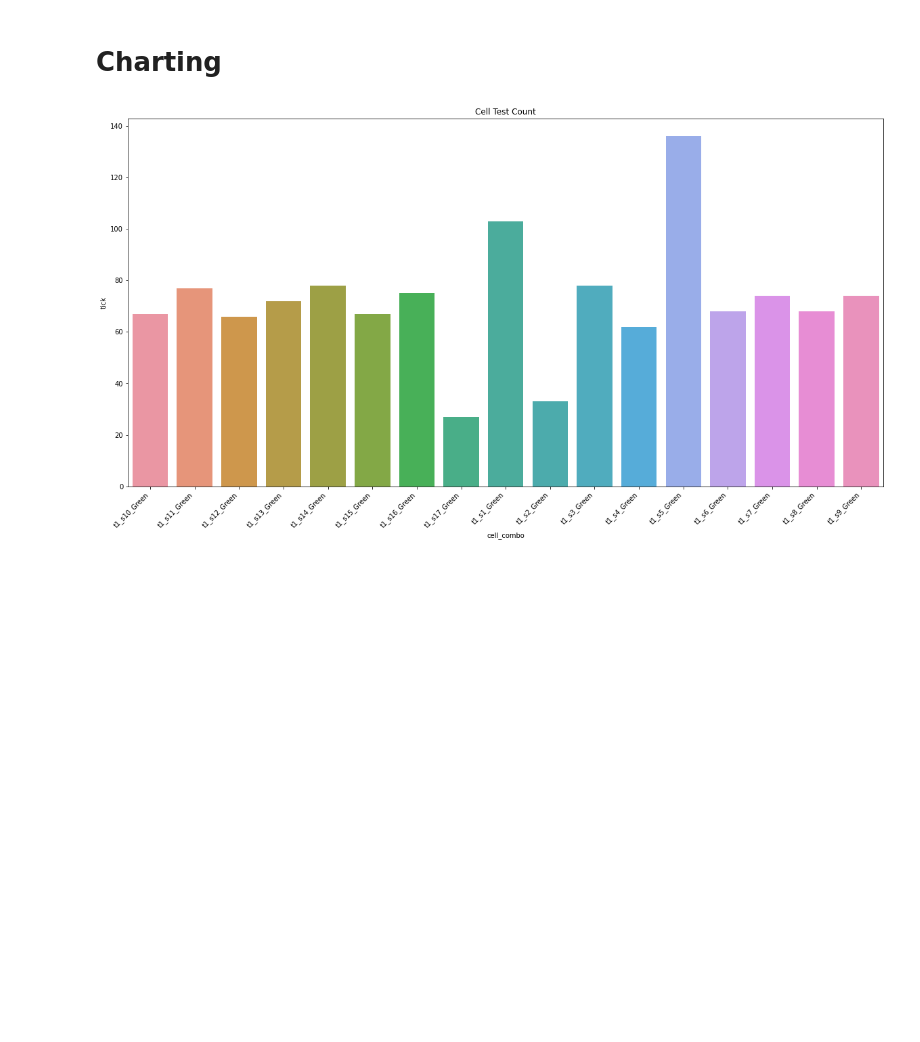
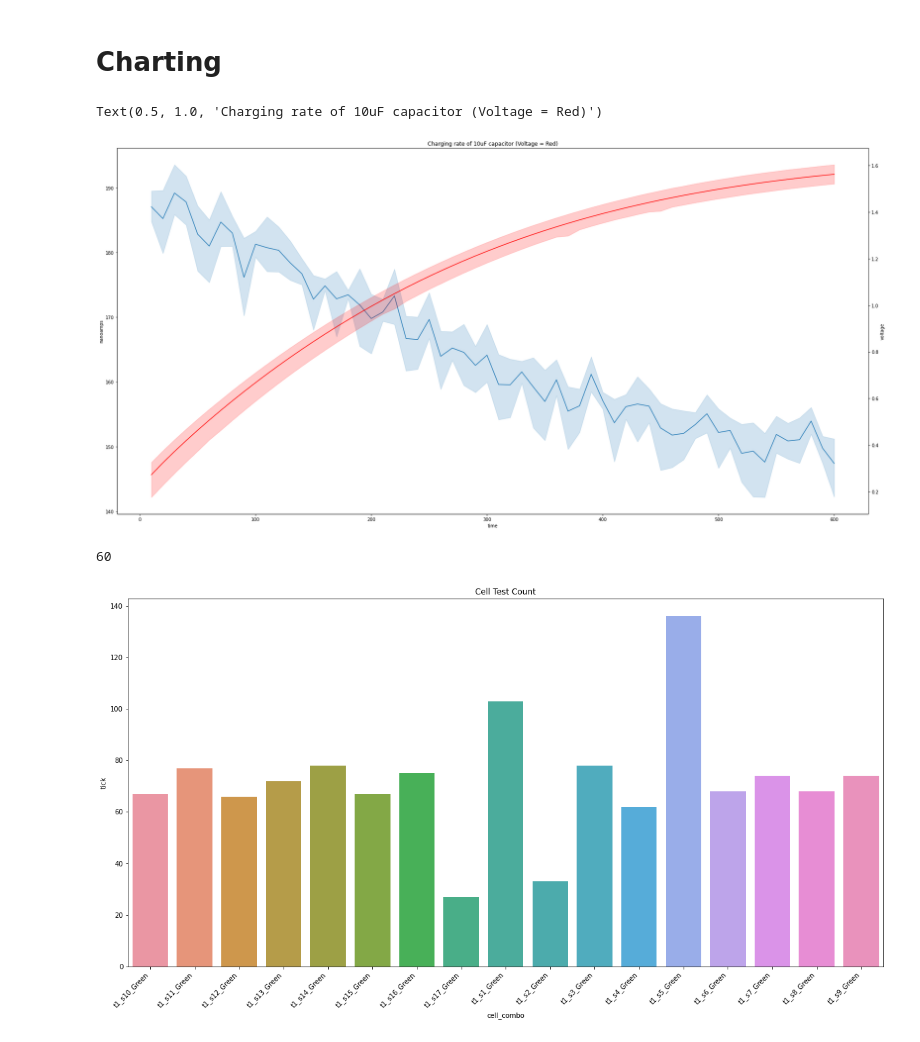
Before and after one commit to darkmatter2222/Nuclear-Battery, a Jupyter notebook: measurement_techniques/analiyze_measurements/single_cell_performance_testing.ipynb, the cells around one changed output. Saved outputs shown, nothing was run; the diff lists cells and outputs as text; code cells hidden in the pictures; blank space fills up the shorter version.

```diff
--- a/measurement_techniques/analiyze_measurements/single_cell_performance_testing.ipynb
+++ b/measurement_techniques/analiyze_measurements/single_cell_performance_testing.ipynb
@@ -68,4 +60,0 @@ memory usage: 124.8+ KB
-# %%
-df['ma'] = df['amperage'] * 1e+3
-df['ua'] = df['amperage'] * 1e+6
-df['na'] = df['amperage'] * 1e+9
@@ -129,3 +94,7 @@ for cell_combo in cell_combos:
+# %%
+df['miliamps'] = df['amperage'] * 1e+3
+df['microamps'] = df['amperage'] * 1e+6
+df['nanoamps'] = df['amperage'] * 1e+9
 # %% [markdown]
 # Assign Colors
 # %%
@@ -145,7 +114,7 @@ cmap = matplotlib.colors.LinearSegmentedColormap.from_list("", ["green","yellow"
 colors_traffic = cmap(np.linspace(0,1,n))
 
 for i in range(1, len(solar_cell_numbers) + 1):
-  casual_plot_colors['s'+str(i)] = '#'+''.join('%02x'%int((v*255)) for v in colors_casual[i-1])
+  casual_plot_colors['s'+solar_cell_numbers[i-1]] = '#'+''.join('%02x'%int((v*255)) for v in colors_casual[i-1])
 
 tritium_cell_numbers = df['tritium_cell_number'].unique()
 
@@ -173,6 +142,20 @@ for index in tqdm(df.index):
 # %%
 import seaborn as sns
 import matplotlib.pyplot as plt
+# %%
+most_recient_test = df[df['time_of_test'].isin(df.sort_values(by='time_of_test', ascending=False).reset_index()['time_of_test'].unique()[0:5])]
+
+fig, ax = plt.subplots(1, figsize=(30,15), facecolor='white')
+sns.lineplot(data=most_recient_test, x="time", y="nanoamps", ax = ax)
+ax2 = ax.twinx()
+sns.lineplot(data=most_recient_test, x="time", y="voltage", ax = ax2, color='red').set_title(f"Charging rate of 10uF capacitor (Voltage = Red)")
+# %% [output]
+Text(0.5, 1.0, 'Charging rate of 10uF capacitor (Voltage = Red)')
+[figure, added]
+# %%
+len(most_recient_test.index)
+# %% [output]
+60
 # %%
 fig, ax = plt.subplots(1, 1, figsize=(20,10))
 grouping = df[(df['time']==600)].groupby(['cell_combo','tritium_casual_plot_color'])['tick'].sum().reset_index()
```
Also changed, not shown: parts of 5 cells of this notebook.
